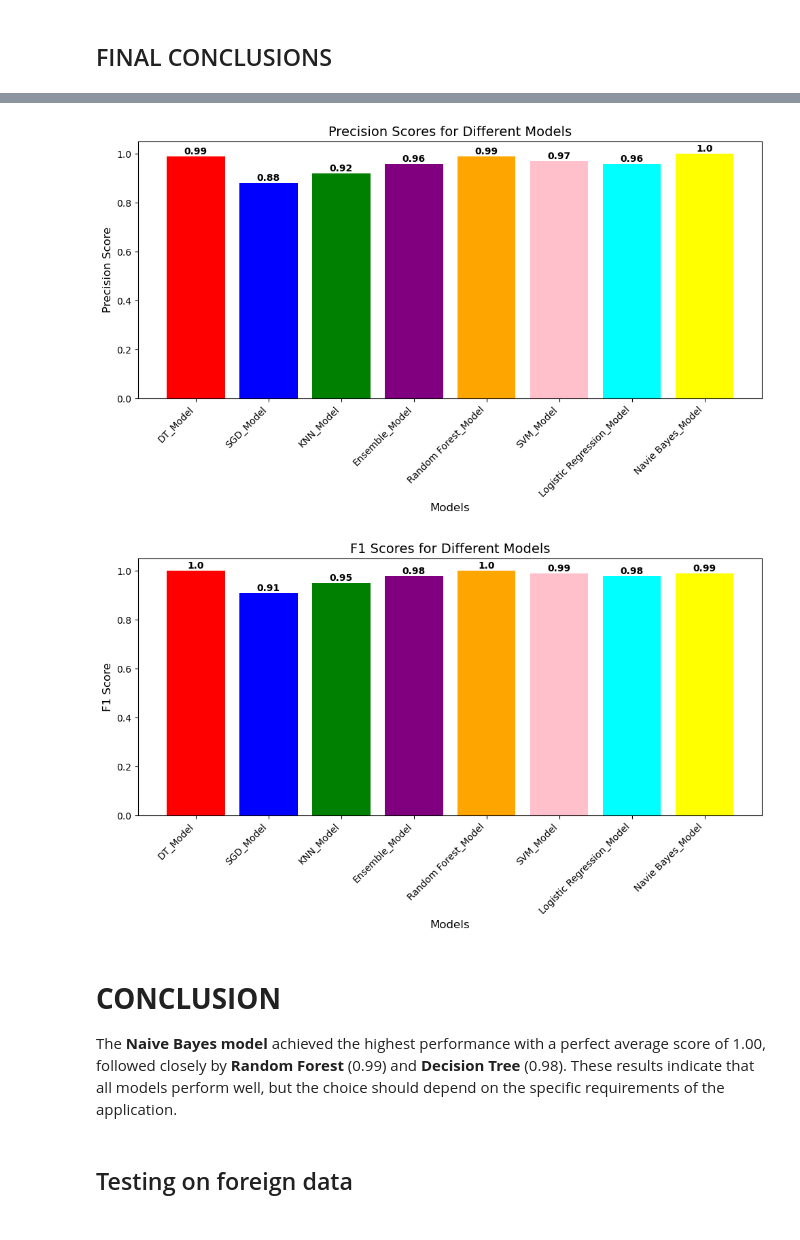
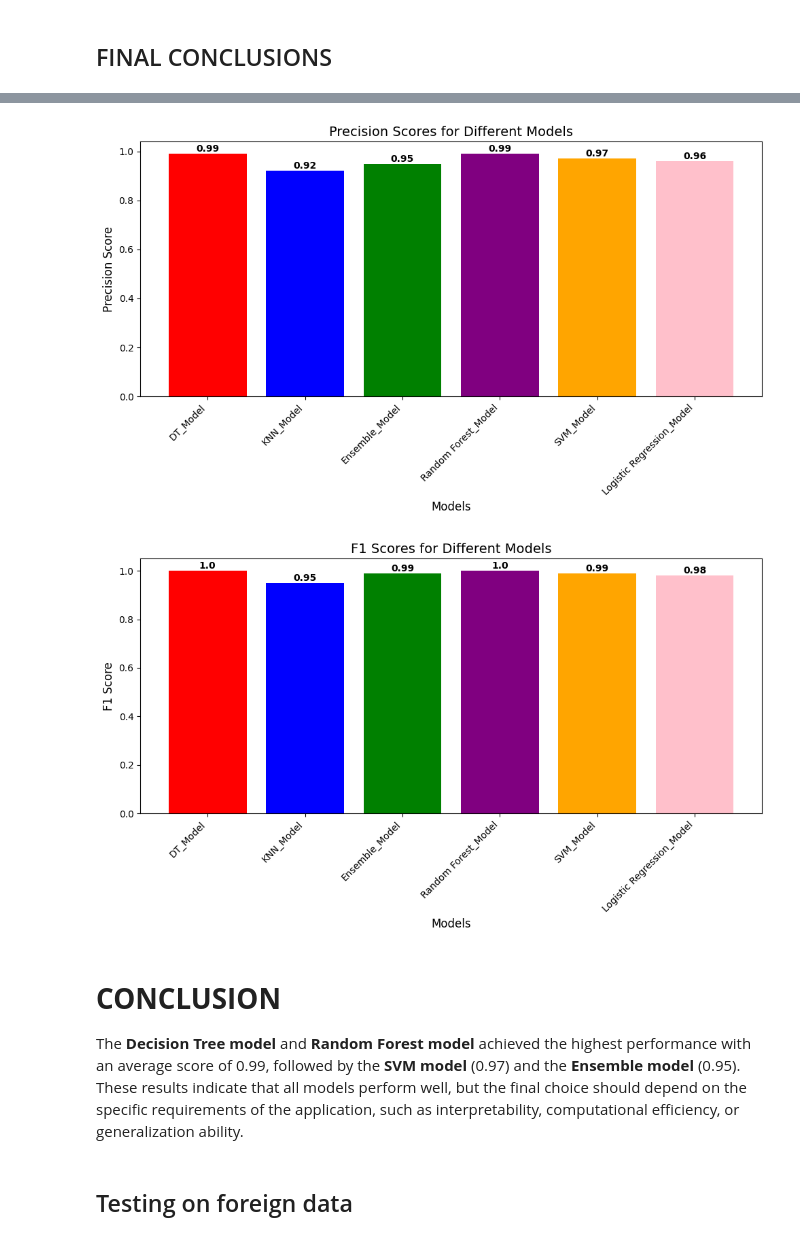
Before and after one commit to CODINGHARI123/Machine-Learning, a Jupyter notebook: Crop_Recommendation.ipynb, the cells around one changed output, grey strips where cells are left out. Drawn from its saved outputs; the diff is of its cells as text; code cells hidden in the pictures.

```diff
--- a/Crop_Recommendation.ipynb
+++ b/Crop_Recommendation.ipynb
@@ -761,13 +695,12 @@ Testing Score: 0.9954545454545455
 Index=['Accuracy_Score','Precision_Score','Recall_Score','F1_Score','Train_Score','Test_Score']
 # %%
 conclusion = pd.DataFrame({'DT_Model':[dt_accuracy,dt_precision,dt_recall,dt_f1,dt_training_score,dt_testing_score],
-           'SGD_Model':[sgd_accuracy,sgd_precision,sgd_recall,sgd_f1,sgd_training_score,sgd_testing_score],
             'KNN_Model':[kn_accuracy,kn_precision,kn_recall,kn_f1,kn_training_score,kn_testing_score],
             'Ensemble_Model':[en_accuracy,en_precision,en_recall,en_f1,en_training_score,en_testing_score],
             'Random Forest_Model':[rf_accuracy,rf_precision,rf_recall,rf_f1,rf_training_score,rf_testing_score],
             'SVM_Model':[svm_accuracy,svm_precision,svm_recall,svm_f1,svm_training_score,svm_testing_score],
             'Logistic Regression_Model':[lr_accuracy,lr_precision,lr_recall,lr_f1,lr_training_score,lr_testing_score],
-            'Navie Bayes_Model':[nv_accuracy,nv_precision,nv_recall,nv_f1,nv_training_score,nv_testing_score]},index=Index)
+            },index=Index)
 # %%
 summary_of_models=(round(conclusion,2))
 summary_of_models
@@ -841,59 +785,89 @@ plt.show()
 # %%
+# Create a list of model names
 models = [
-    'DT_Model', 'SGD_Model', 'KNN_Model', 'Ensemble_Model',
-    'Random Forest_Model', 'SVM_Model', 'Logistic Regression_Model', 'Navie Bayes_Model'
+    'DT_Model',  'KNN_Model', 'Ensemble_Model',
+    'Random Forest_Model', 'SVM_Model', 'Logistic Regression_Model'
 ]
 
+# Extract recall scores (assuming recall is stored at `iloc[2]` for each model)
 recall_scores = [summary_of_models[model].iloc[2] for model in models]
+
+# Define a list of colors (one for each model)
 colors = [
     'red', 'blue', 'green', 'purple', 'orange',
     'pink', 'cyan', 'yellow'
 ]
 
+# Create the plot and store the bar objects
 plt.figure(figsize=(10, 6))
 bars = plt.bar(models, recall_scores, color=colors)
+
+# Set axis labels and title
 plt.xlabel("Models", fontsize=12)
 plt.ylabel("Precision Score", fontsize=12)
 plt.title("Precision Scores for Different Models", fontsize=14)
+
+# Rotate x-axis labels for better readability
 plt.xticks(rotation=45, ha='right')
+
+# Add data labels above each bar
 for bar, score in zip(bars, recall_scores):
     plt.text(
         bar.get_x() + bar.get_width() / 2, bar.get_height(),
         str(round(score, 2)), ha='center', va='bottom', fontsize=10, fontweight='bold'
     )
 
+# Adjust layout to prevent overlapping
+plt.tight_layout()
 
-plt.tight_layout()
+# Display the plot
 plt.show()
 # %% [output]
-[figure, old version]
+[figure, new version]
 # %%
 import matplotlib.pyplot as plt
+
+# Create a list of model names
 models = [
-    'DT_Model', 'SGD_Model', 'KNN_Model', 'Ensemble_Model',
-    'Random Forest_Model', 'SVM_Model', 'Logistic Regression_Model',  'Navie Bayes_Model'
+    'DT_Model', 'KNN_Model', 'Ensemble_Model',
+    'Random Forest_Model', 'SVM_Model', 'Logistic Regression_Model',
 ]
+
+# Extract F1 scores (assuming F1 score is stored at `iloc[4]` for each model)
 f1_scores = [summary_of_models[model].iloc[4] for model in models]
+
+# Define a list of colors (one for each model)
 colors = [
     'red', 'blue', 'green', 'purple', 'orange',
     'pink', 'cyan', 'yellow'
 ]
 
+# Create the plot and store the bar objects
 plt.figure(figsize=(10, 6))
 bars = plt.bar(models, f1_scores, color=colors)
+
+# Set axis labels and title
 plt.xlabel("Models", fontsize=12)
-plt.ylabel("F1 Score", fontsize=12)
+plt.ylabel("F1 Score", fontsize=12)  # Update to F1 Score
 plt.title("F1 Scores for Different Models", fontsize=14)
+
+# Rotate x-axis labels for better readability
 plt.xticks(rotation=45, ha='right')
+
+# Add data labels above each bar
 for bar, score in zip(bars, f1_scores):
     plt.text(
         bar.get_x() + bar.get_width() / 2, bar.get_height(),
         str(round(score, 2)), ha='center', va='bottom', fontsize=10, fontweight='bold'
     )
+
+# Adjust layout to prevent overlapping
 plt.tight_layout()
+
+# Display the plot
 plt.show()
 # %% [output]
-[figure, old version]
+[figure, new version]
 # %% [markdown]
 # **CONCLUSION**
-The **Naive Bayes model** achieved the highest performance with a perfect average score of 1.00, followed closely by **Random Forest** (0.99) and **Decision Tree** (0.98). These results indicate that all models perform well, but the choice should depend on the specific requirements of the application.
+The **Decision Tree model** and **Random Forest model** achieved the highest performance with an average score of 0.99, followed by the **SVM model** (0.97) and the **Ensemble model** (0.95). These results indicate that all models perform well, but the final choice should depend on the specific requirements of the application, such as interpretability, computational efficiency, or generalization ability.
```
Also changed, not shown: parts of 73 cells of this notebook.
